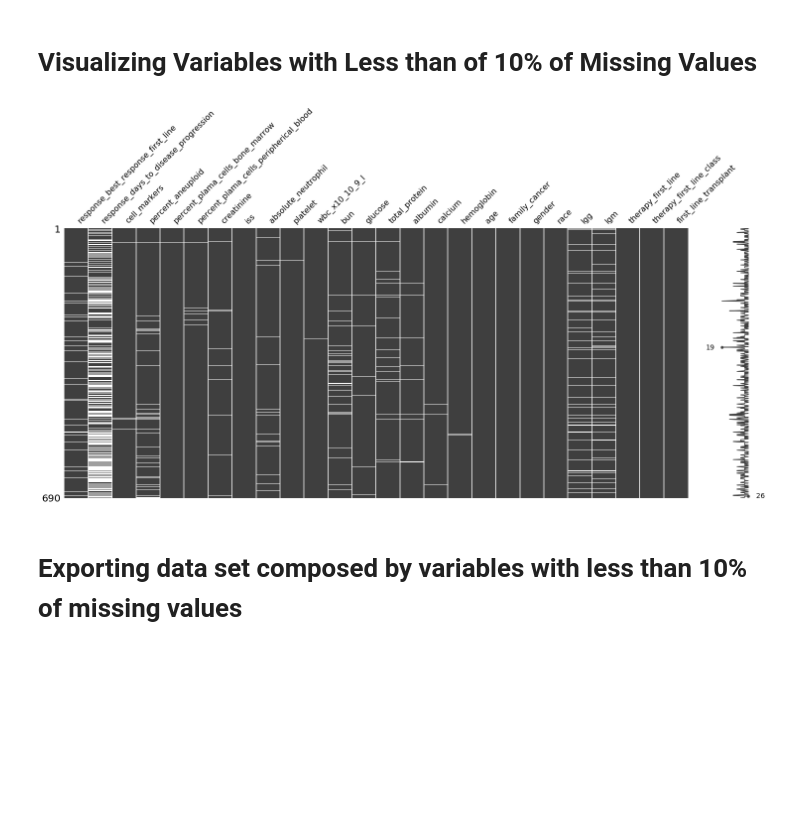
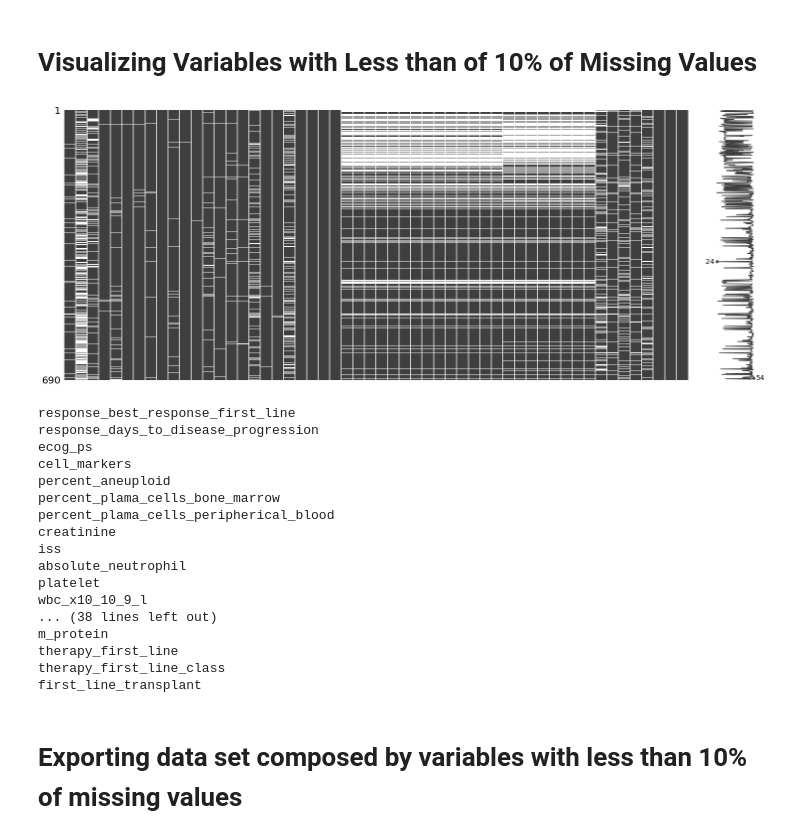
Before and after one commit to lucasvenez/mult, a Jupyter notebook: 00_01_missing_analysis.ipynb, the cells around one changed output. Drawn from its saved outputs; the diff is of its cells as text; code cells hidden in the pictures; blank space fills up the shorter version.

```diff
--- a/00_01_missing_analysis.ipynb
+++ b/00_01_missing_analysis.ipynb
@@ -35,18 +35,39 @@ msno.matrix(df);
 # %%
 selected_columns = []
 
 for c in df:
 
     series = df[c]
 
-    if series.isnull().sum() / len(series) < .1 or c == 'response_days_to_disease_progression':
+    if series.isnull().sum() / len(series) <= .3 or c == 'response_days_to_disease_progression':
         selected_columns.append(c)
 
 selected_columns = selected_columns[-2:] + selected_columns[:-2]
 
 msno.matrix(df[selected_columns]);
 # %% [output]
-[figure, old version]
+[figure, new version]
+# %%
+for s in selected_columns:
+    print(s)
+# %% [output]
+response_best_response_first_line
+response_days_to_disease_progression
+ecog_ps
+cell_markers
+percent_aneuploid
+percent_plama_cells_bone_marrow
+percent_plama_cells_peripherical_blood
+creatinine
+iss
+absolute_neutrophil
+platelet
+wbc_x10_10_9_l
+... (38 lines left out)
+m_protein
+therapy_first_line
+therapy_first_line_class
+first_line_transplant
 # %% [markdown]
 # Exporting data set composed by variables with less than 10% of missing values
 # %%
```
Also changed, not shown: 11 other files.
